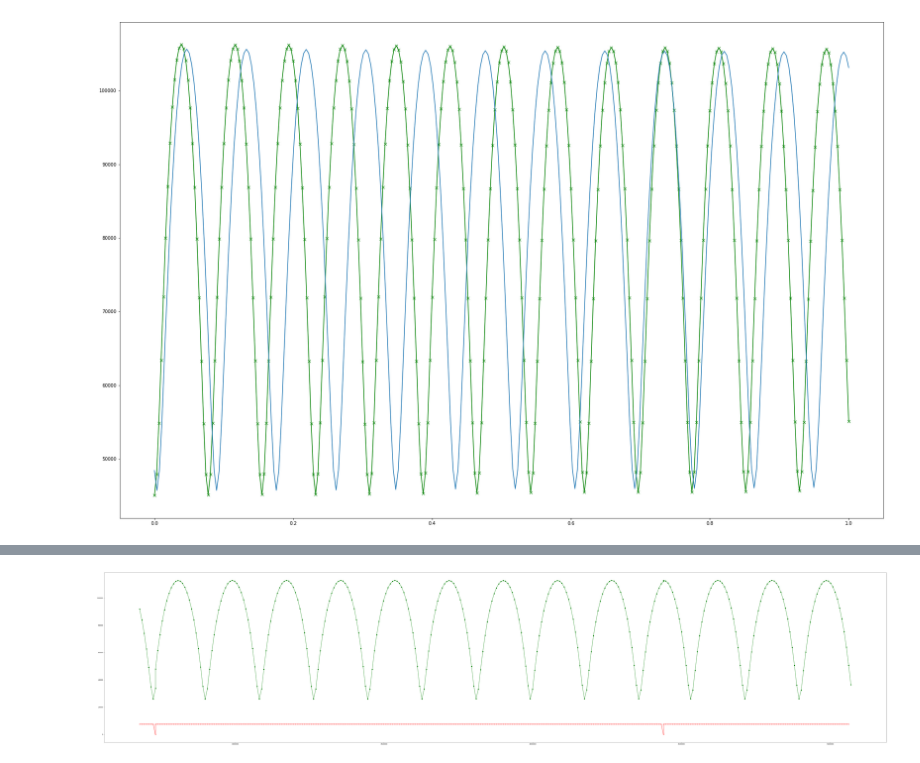
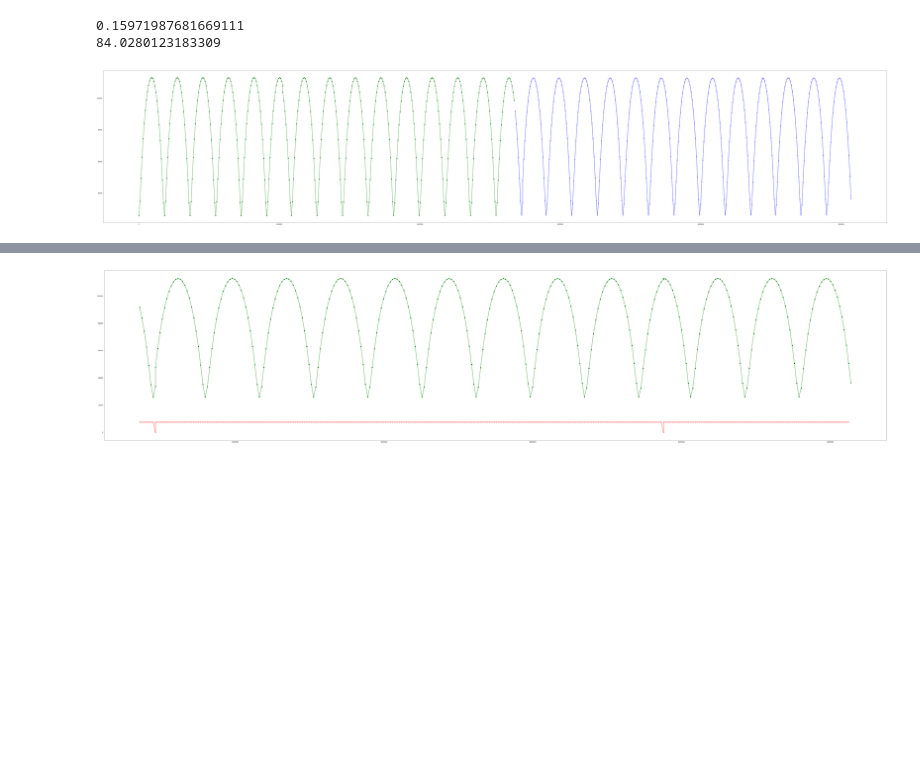
Before and after one commit to KirillRuSS/IDAO-2020, a Jupyter notebook: IDAO-2020.ipynb, the cells around one changed output, grey strips where cells are left out. Cells and saved outputs as stored; diff of their text form; code cells hidden in the pictures; blank space fills up the shorter version.

```diff
--- a/IDAO-2020.ipynb
+++ b/IDAO-2020.ipynb
@@ -7,11 +9,12 @@ from sklearn.preprocessing import normalize
 # %%
 df = pd.read_csv("data/train.csv")
-df_test = pd.read_csv("data/Track 1/test.csv")
+df_test = pd.read_csv("data/test.csv")
 
 # Добавляем total_seconds
 df['total_seconds'] = df.epoch.map(lambda x: (datetime.strptime(x,'%Y-%m-%dT%H:%M:%S.%f')-datetime(2014,1,1)).total_seconds())
 df_test['total_seconds'] = df_test.epoch.map(lambda x: (datetime.strptime(x,'%Y-%m-%dT%H:%M:%S.%f')\
                                                         -datetime(2014,1,1)).total_seconds())
+df['error'] = ((df.x-df.x_sim)**2+(df.y-df.y_sim)**2+(df.z-df.z_sim)**2)**0.5
 
 df.head()
 # %% [output]
@@ -51,20 +68,29 @@ See the caveats in the documentation: http://pandas.pydata.org/pandas-docs/stabl
+# %%
+satellite_true_values = df[['x', 'y', 'z', 'Vx', 'Vy', 'Vz']].to_numpy()
+satellite_predicted_values = df[['x_sim', 'y_sim', 'z_sim', 'Vx_sim', 'Vy_sim', 'Vz_sim']].to_numpy()
+
+print(metrics.smape(satellite_predicted_values, satellite_true_values))
+print(metrics.score(satellite_predicted_values, satellite_true_values))
+# %% [output]
+0.15971987681669111
+84.0280123183309
 # %%
-index = 35
+index = 3
 
-plt.figure(figsize = (30, 20))
+plt.figure(figsize = (100, 20))
 sat = df[df.sat_id==index]
 
-x = np.linspace(0.0, 1.0, num=len(sat))
+x = sat['total_seconds']
 
 y=(sat.x_sim**2 + sat.y_sim**2 + sat.z_sim**2)**0.5
-plt.plot(x,y,'-gx')
+plt.plot(x,y,'-go')
 
 sat = df_test[df_test.sat_id==index]
-x = np.linspace(0.0, 1.0, num=len(sat))
+x = sat['total_seconds']
 
 y=(sat.x_sim**2 + sat.y_sim**2 + sat.z_sim**2)**0.5
-plt.plot(x,y)
+plt.plot(x,y,'-bx')
 
 plt.show()
 # %% [output]
-[figure, old version]
+[figure, new version]
```
Also changed, not shown: parts of 10 cells of this notebook, 1 other file.
